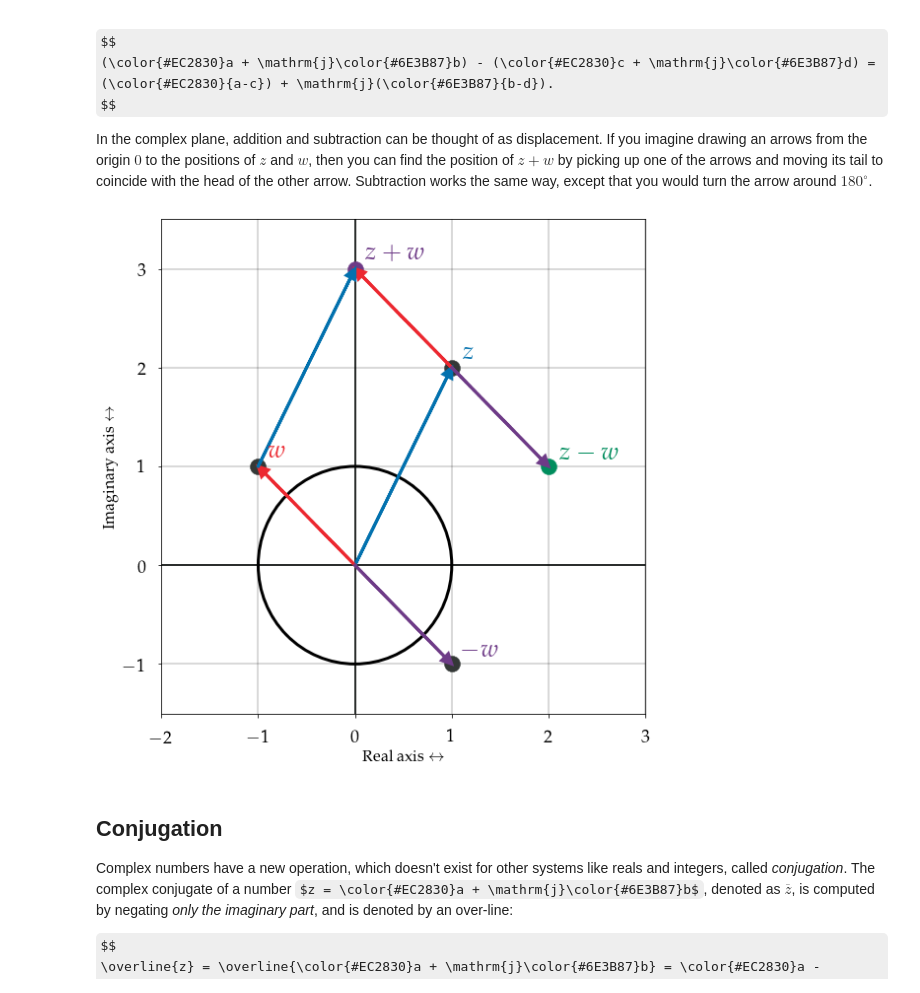
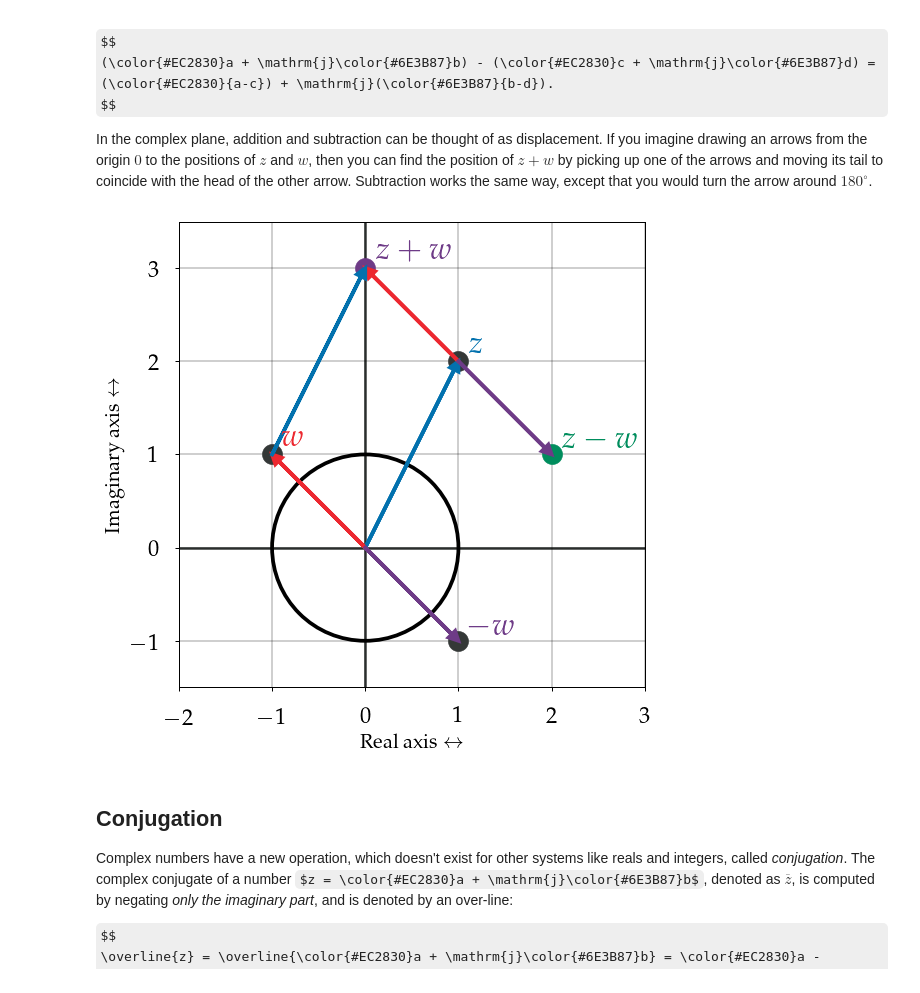
Before and after one commit to bmcfee/dstbook, a Jupyter notebook: content/appendix/Complex.ipynb, the cells around one changed output. Saved outputs shown, nothing was run; the diff lists cells and outputs as text; code cells hidden in the pictures; some formulas as TeX source.

```diff
--- a/content/appendix/Complex.ipynb
+++ b/content/appendix/Complex.ipynb
@@ -205,9 +236,7 @@ In the complex plane, addition and subtraction can be thought of as displacement
 If you imagine drawing an arrows from the origin $0$ to the positions of $z$ and $w$, then you can find the position of $z+w$ by picking up one of the arrows and moving its tail to coincide with the head of the other arrow.
 Subtraction works the same way, except that you would turn the arrow around $180^\circ$.
 # %%
-fig = plt.figure()
-ax = fig.gca()
-
+fig, ax = plt.subplots(figsize=figaspect(0.75))
 ax.scatter(1, 2, color=colors[3], label=r'$z$')
 ax.text(1.1, 2.1, r'$z$', color=colors[0], size=25)
 ax.arrow(0, 0, 1, 2, linewidth=3, head_width=0.1,
@@ -218,35 +247,36 @@ ax.text(-.9, 1.1, r'$w$', color=colors[1], size=25)
 ax.arrow(0, 0, -1, 1, linewidth=3, head_width=0.1,
            head_length=0.1, fc=colors[1], ec=colors[1], length_includes_head=True)
 
 ax.scatter(1, -1, color=colors[3], label=r'$-w$')
 ax.text(1.1, -0.9, r'$-w$', color=colors[4], size=25)
 ax.arrow(0, 0, 1, -1, linewidth=3, head_width=0.1,
            head_length=0.1, fc=colors[4], ec=colors[4], length_includes_head=True)
 
 ax.scatter(0, 3, color=colors[4], label=r'$z+w$')
 ax.text(0.1, 3.1, r'$z+w$', color=colors[4], size=25)
 ax.plot([-1, 0], [1, 3], color=colors[0], linewidth=2, linestyle=':', zorder=-1)
 ax.arrow(1, 2, -1, 1, linewidth=3, head_width=0.1,
            head_length=0.1, fc=colors[1], ec=colors[1], length_includes_head=True)
 ax.arrow(-1, 1, 1, 2, linewidth=3, head_width=0.1,
            head_length=0.1, fc=colors[0], ec=colors[0], length_includes_head=True)
 
 ax.scatter(2, 1, color=colors[5], label=r'$z-w$')
 ax.text(2.1, 1.1, r'$z-w$', color=colors[5], size=25)
-#ax.plot([1, 2], [2, 1], color=colors[1], linewidth=2, linestyle=':', zorder=-1)
+
 ax.arrow(1, 2, 1, -1, linewidth=3, head_width=0.1,
            head_length=0.1, fc=colors[4], ec=colors[4], length_includes_head=True)
 circ = patches.Ellipse((0, 0), 2, 2, edgecolor='k', linewidth=3, fill=False, zorder=-1)
 ax.add_artist(circ)
 ax.axhline(0, color=colors[3], zorder=-1, linewidth=2)
 ax.axvline(0, color=colors[3], zorder=-1, linewidth=2)
 
 ax.set_xlim(-2, 3)
 ax.set_ylim(-1.5, 3.5)
+ax.set_aspect('equal')
 ax.set_xlabel(r'Real axis $\leftrightarrow$')
 ax.set_ylabel(r'Imaginary axis  $\leftrightarrow$');
 # %% [output]
-[figure, old version]
+[figure, new version]
 # %% [markdown]
 ## Conjugation
 
```
Also changed, not shown: parts of 15 cells of this notebook, 24 other files.
